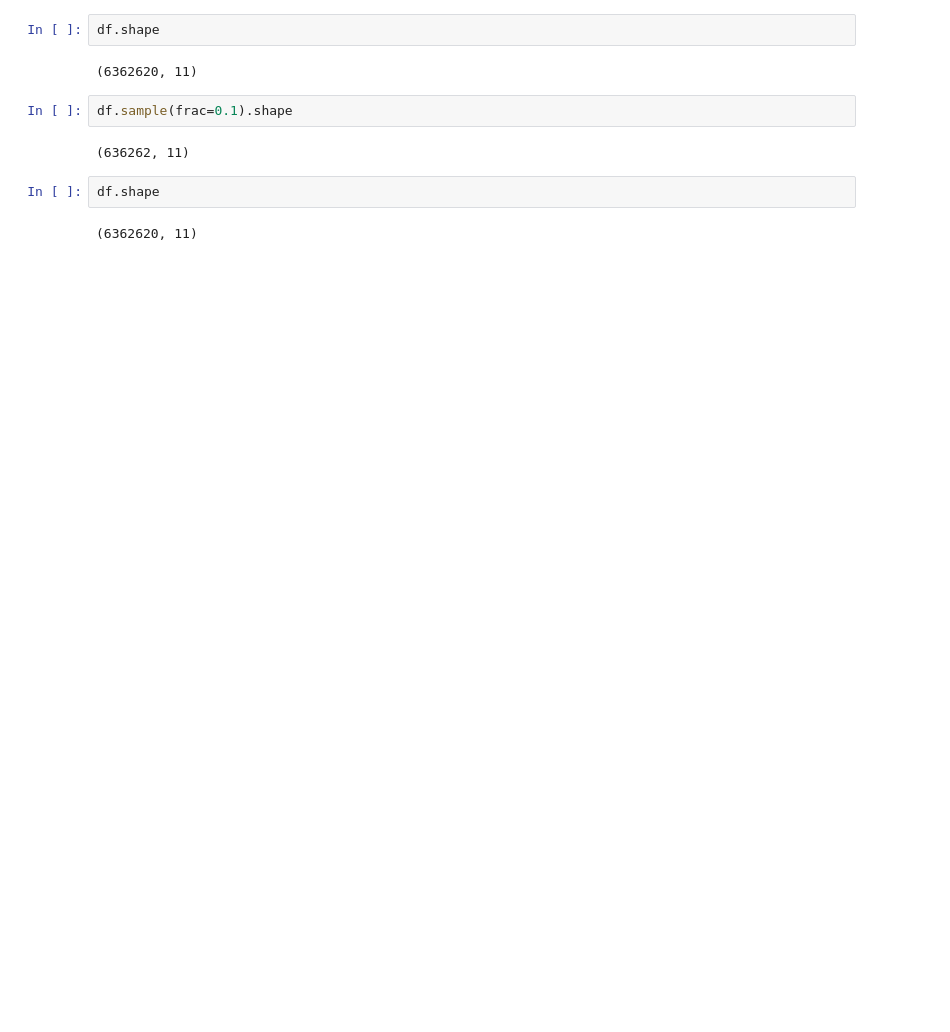
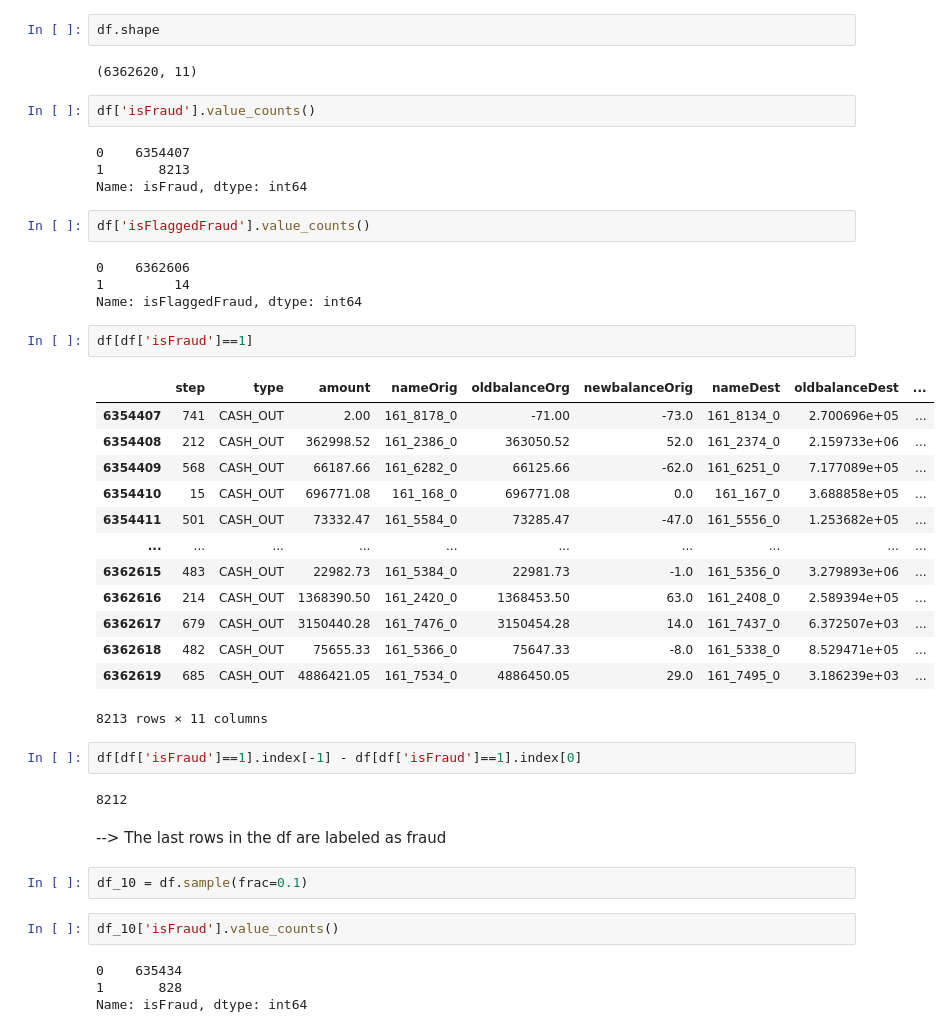
Before and after one commit to ElGarno/Stuff, a Jupyter notebook: Isolation_Forest_kaggle.ipynb, the cells around one changed output. Cells and saved outputs as stored; diff of their text form; blank space fills up the shorter version.

```diff
--- a/Isolation_Forest_kaggle.ipynb
+++ b/Isolation_Forest_kaggle.ipynb
@@ -51,11 +51,45 @@ df.head(10)
 df.shape
 # %% [output]
 (6362620, 11)
+# %%
+df['isFraud'].value_counts()
+# %% [output]
+0    6354407
+1       8213
+Name: isFraud, dtype: int64
+# %%
+df['isFlaggedFraud'].value_counts()
+# %% [output]
+0    6362606
+1         14
+Name: isFlaggedFraud, dtype: int64
+# %%
+df[df['isFraud']==1]
+# %% [output]
+|  | step | type | amount | nameOrig | oldbalanceOrg | newbalanceOrig | nameDest | oldbalanceDest | ... |
+| 6354407 | 741 | CASH_OUT | 2.00 | 161_8178_0 | -71.00 | -73.0 | 161_8134_0 | 2.700696e+05 | ... |
+| 6354408 | 212 | CASH_OUT | 362998.52 | 161_2386_0 | 363050.52 | 52.0 | 161_2374_0 | 2.159733e+06 | ... |
+| 6354409 | 568 | CASH_OUT | 66187.66 | 161_6282_0 | 66125.66 | -62.0 | 161_6251_0 | 7.177089e+05 | ... |
+| 6354410 | 15 | CASH_OUT | 696771.08 | 161_168_0 | 696771.08 | 0.0 | 161_167_0 | 3.688858e+05 | ... |
+| 6354411 | 501 | CASH_OUT | 73332.47 | 161_5584_0 | 73285.47 | -47.0 | 161_5556_0 | 1.253682e+05 | ... |
+| ... | ... | ... | ... | ... | ... | ... | ... | ... | ... |
+| 6362615 | 483 | CASH_OUT | 22982.73 | 161_5384_0 | 22981.73 | -1.0 | 161_5356_0 | 3.279893e+06 | ... |
+| 6362616 | 214 | CASH_OUT | 1368390.50 | 161_2420_0 | 1368453.50 | 63.0 | 161_2408_0 | 2.589394e+05 | ... |
+| 6362617 | 679 | CASH_OUT | 3150440.28 | 161_7476_0 | 3150454.28 | 14.0 | 161_7437_0 | 6.372507e+03 | ... |
+| 6362618 | 482 | CASH_OUT | 75655.33 | 161_5366_0 | 75647.33 | -8.0 | 161_5338_0 | 8.529471e+05 | ... |
+| 6362619 | 685 | CASH_OUT | 4886421.05 | 161_7534_0 | 4886450.05 | 29.0 | 161_7495_0 | 3.186239e+03 | ... |
+8213 rows × 11 columns
+# %%
+df[df['isFraud']==1].index[-1] - df[df['isFraud']==1].index[0]
+# %% [output]
+8212
+# %% [markdown]
+--> The last rows in the df are labeled as fraud
 # %%
-df.sample(frac=0.1).shape
+df_10 = df.sample(frac=0.1)
-# %% [output]
-(636262, 11)
-# %%
-df.shape
-# %% [output]
-(6362620, 11)
+# %%
+df_10['isFraud'].value_counts()
+# %% [output]
+0    635434
+1       828
+Name: isFraud, dtype: int64
```
Also changed, not shown: parts of 12 cells of this notebook.
